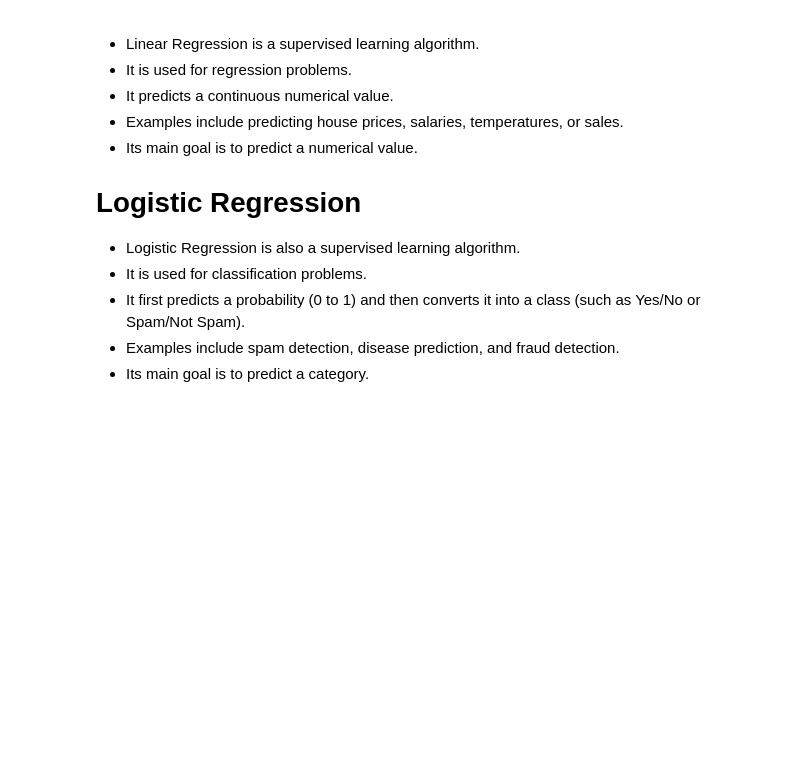
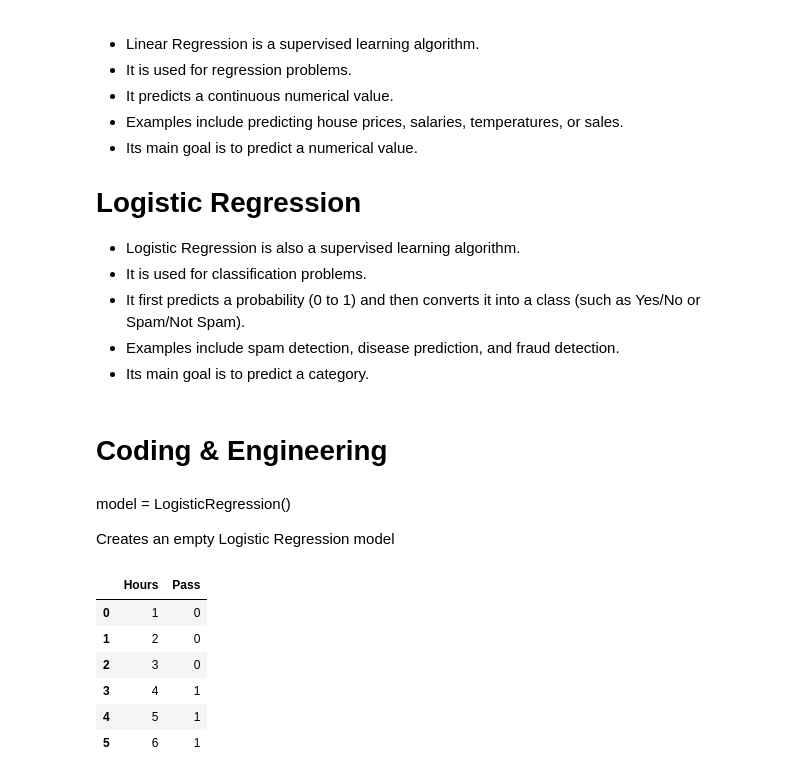
Before and after one commit to iamkhan49/Machine-Learning, a Jupyter notebook: Machine_Learning.ipynb, the cells around one changed output. Saved outputs shown, nothing was run; the diff lists cells and outputs as text; code cells hidden in the pictures; blank space fills up the shorter version.

Commit message:
Logistic Regression Part 2 Completed

```diff
--- a/Machine_Learning.ipynb
+++ b/Machine_Learning.ipynb
@@ -2241,3 +2251,5 @@ Input = +20
 * It first predicts a probability (0 to 1) and then converts it into a class (such as Yes/No or Spam/Not Spam).
 * Examples include spam detection, disease prediction, and fraud detection.
 * Its main goal is to predict a category.
+# %% [markdown]
+# Coding & Engineering
@@ -2243,0 +2260,22 @@ Input = +20
+# %% [markdown]
+model = LogisticRegression()
+
+Creates an empty Logistic Regression model
+# %%
+# Step 2 - Create the Dataset
+data = {
+    "Hours": [1, 2, 3, 4, 5, 6],
+    "Pass":  [0, 0, 0, 1, 1, 1]
+}
+
+df = pd.DataFrame(data)
+
+df
+# %% [output]
+|  | Hours | Pass |
+| 0 | 1 | 0 |
+| 1 | 2 | 0 |
+| 2 | 3 | 0 |
+| 3 | 4 | 1 |
+| 4 | 5 | 1 |
+| 5 | 6 | 1 |
```
Also changed, not shown: parts of 10 cells of this notebook.
